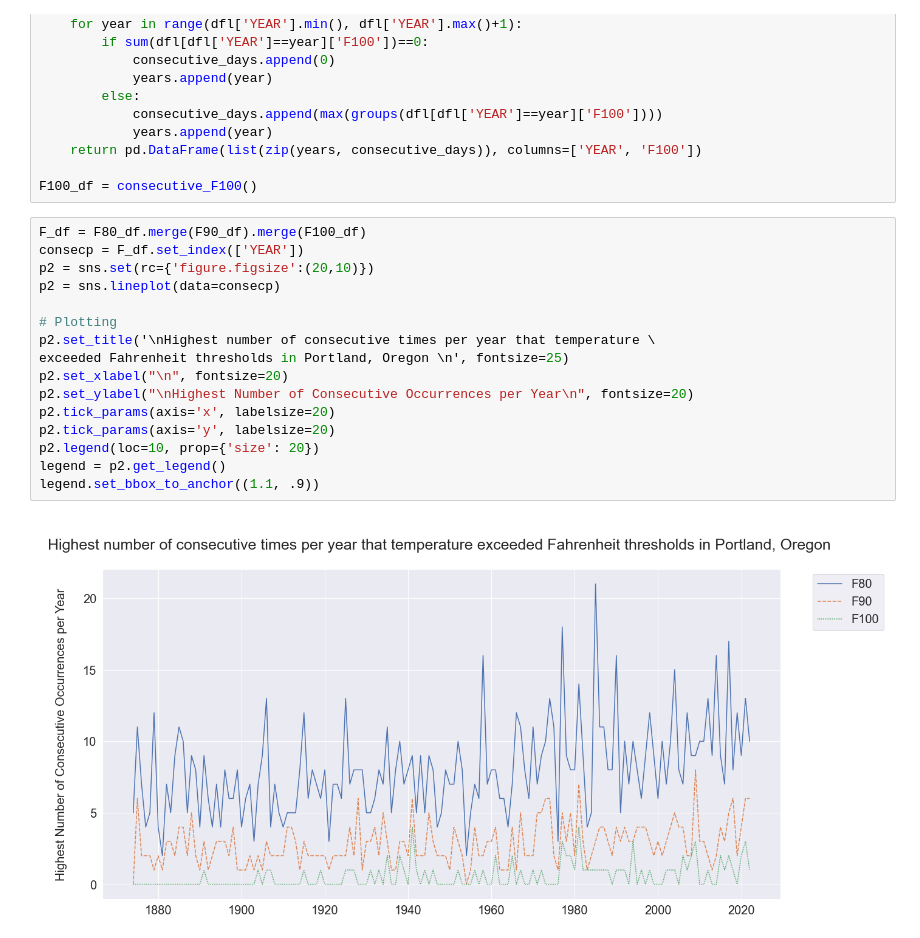
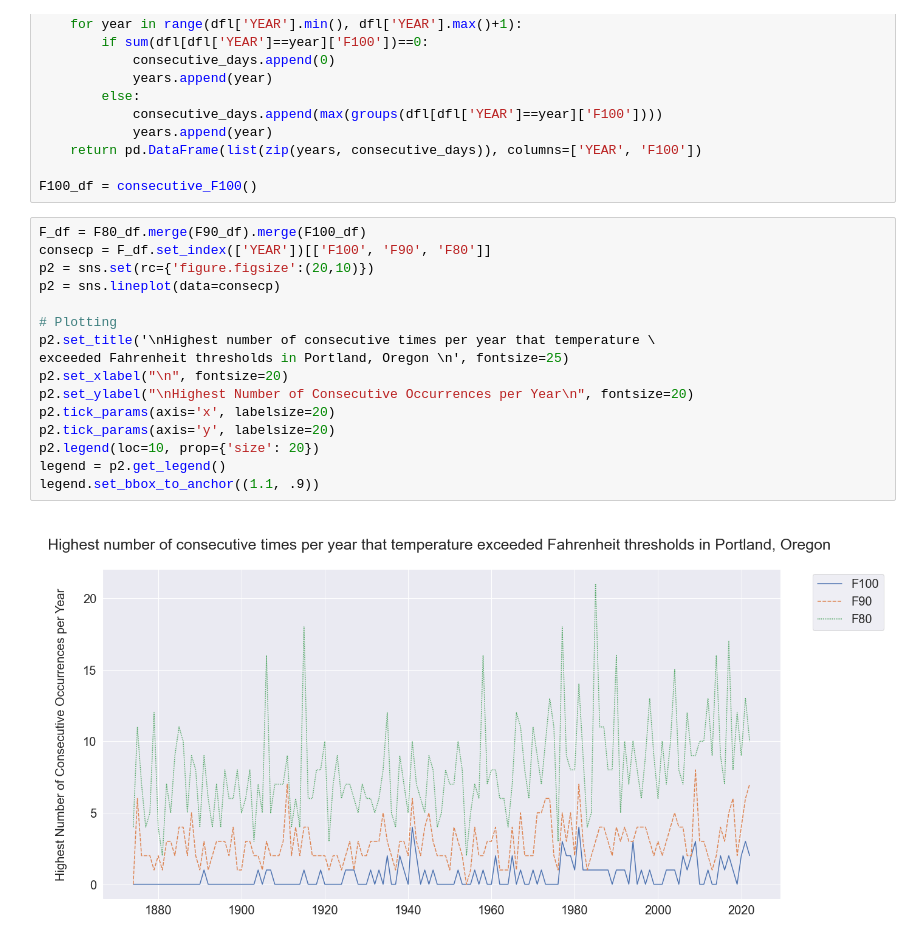
Before and after one commit to wpbSabi/weather, a Jupyter notebook: consecutive days of heat.ipynb, the cells around one changed output. Drawn from its saved outputs; the diff is of its cells as text.

Commit message:
updated chart colors to match and data frame outputs

```diff
--- a/consecutive days of heat.ipynb
+++ b/consecutive days of heat.ipynb
@@ -183,20 +192,20 @@ def consecutive_F100():
 F100_df = consecutive_F100()
 # %%
 F_df = F80_df.merge(F90_df).merge(F100_df)
-consecp = F_df.set_index(['YEAR'])
+consecp = F_df.set_index(['YEAR'])[['F100', 'F90', 'F80']]
 p2 = sns.set(rc={'figure.figsize':(20,10)})
 p2 = sns.lineplot(data=consecp)
 
 # Plotting
 p2.set_title('\nHighest number of consecutive times per year that temperature \
 exceeded Fahrenheit thresholds in Portland, Oregon \n', fontsize=25)
 p2.set_xlabel("\n", fontsize=20)
 p2.set_ylabel("\nHighest Number of Consecutive Occurrences per Year\n", fontsize=20)
 p2.tick_params(axis='x', labelsize=20)
 p2.tick_params(axis='y', labelsize=20)
 p2.legend(loc=10, prop={'size': 20})
 legend = p2.get_legend()
 legend.set_bbox_to_anchor((1.1, .9))
 # %% [output]
-[figure, old version]
+[figure, new version]
 # %%
```
Also changed, not shown: parts of 5 cells of this notebook.
